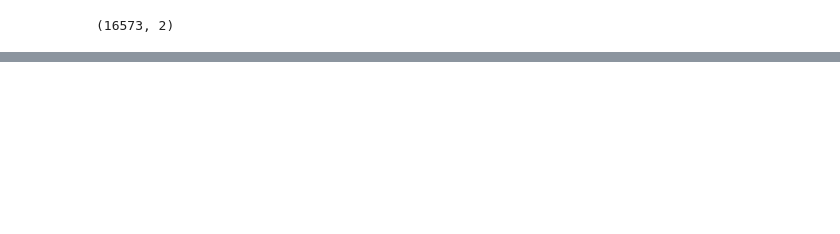
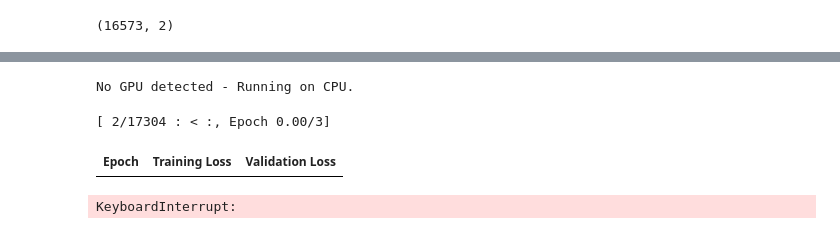
Before and after one commit to lukeradice/TabFact-BERT-Classification, a Jupyter notebook: tabfact_bert_classification.ipynb, the cells around one changed output, grey strips where cells are left out. Saved outputs shown, nothing was run; the diff lists cells and outputs as text; code cells hidden in the pictures; blank space fills up the shorter version.

Commit message:
wrote most of the code for doing BERT training with transformers trainer, done the tokenizing and the code for training just need to ensure my vs code can use the CPU so training doesn't take 10 hours

```diff
--- a/tabfact_bert_classification.ipynb
+++ b/tabfact_bert_classification.ipynb
@@ -133,3 +137,7 @@ test:
 1    6425
 0    6354
 Name: count, dtype: int64
+# %%
+# Define BERT model and tokenizer
+bert_model = BertForSequenceClassification.from_pretrained('bert-base-uncased', num_labels=2)
+bert_tokenizer = BertTokenizer.from_pretrained('bert-base-uncased')
@@ -135,0 +161,51 @@ Name: count, dtype: int64
+# %%
+def tokenize_function(col):
+    return bert_tokenizer(col['table_claim'], padding='max_length', truncation=True)
+
+# Convert to dataset object for BERT training
+dataset_train_table_claim = Dataset.from_pandas(df_train_table_claim)
+dataset_val_table_claim = Dataset.from_pandas(df_val_table_claim)
+
+datasets = DatasetDict({
+    "train": dataset_train_table_claim,
+    "val": dataset_val_table_claim
+})
+
+tokenized_datasets = datasets.map(tokenize_function, batched=True)
+# %%
+# Training the model
+if torch.cuda.is_available():
+    print(f"GPU Available: {torch.cuda.get_device_name(0)}")
+    print(f"Device Count: {torch.cuda.device_count()}")
+    print(f"Total Memory: {torch.cuda.get_device_properties(0).total_memory / 1e9:.2f} GB")
+else:
+    print("No GPU detected - Running on CPU.")
+
+training_args = TrainingArguments(
+    output_dir='./results',
+    eval_strategy="epoch",
+    save_strategy="epoch",
+    save_total_limit="2",
+    load_best_model_at_end=True,
+    metric_for_best_model="accuracy",
+    learning_rate=2e-5,
+    per_device_train_batch_size=16,
+    per_device_eval_batch_size=32,
+    num_train_epochs=3,
+    weight_decay=0.01,
+    fp16=True
+)
+
+trainer = Trainer(
+    model=bert_model,
+    args=training_args,
+    train_dataset=tokenized_datasets['train'],
+    eval_dataset=tokenized_datasets['val']
+)
+
+trainer.train()
+# %% [output]
+No GPU detected - Running on CPU.
+[ 2/17304 : < :, Epoch 0.00/3]
+| Epoch | Training Loss | Validation Loss |
+KeyboardInterrupt:
```
Also changed, not shown: parts of 5 cells of this notebook.
